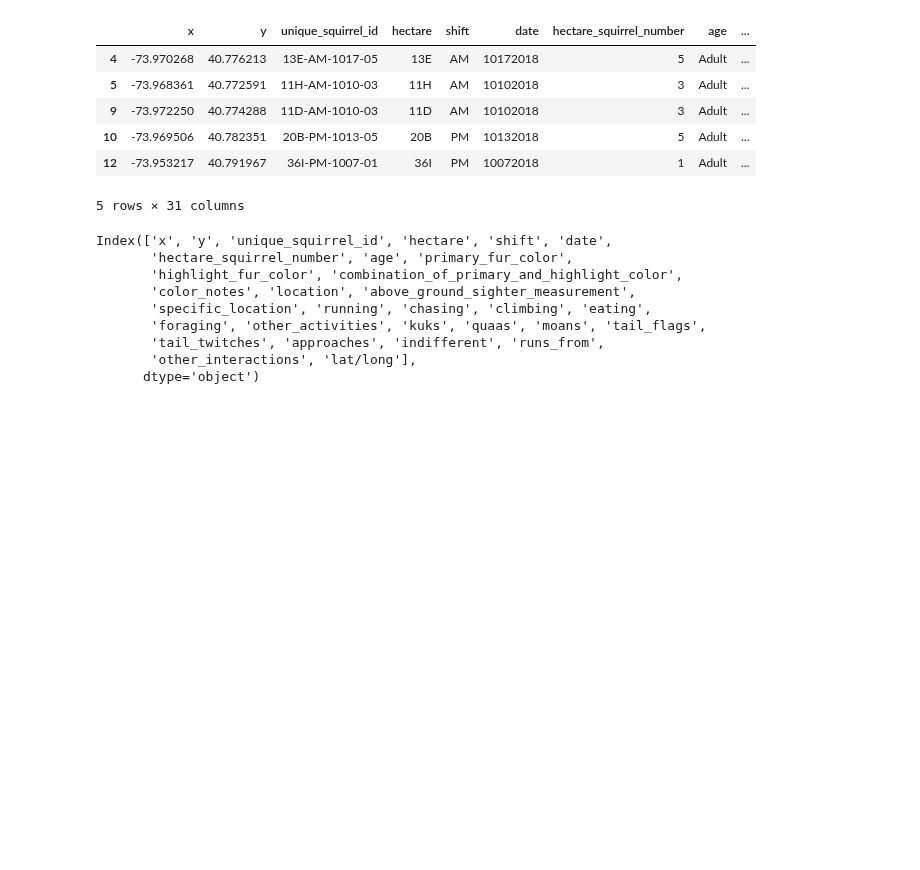
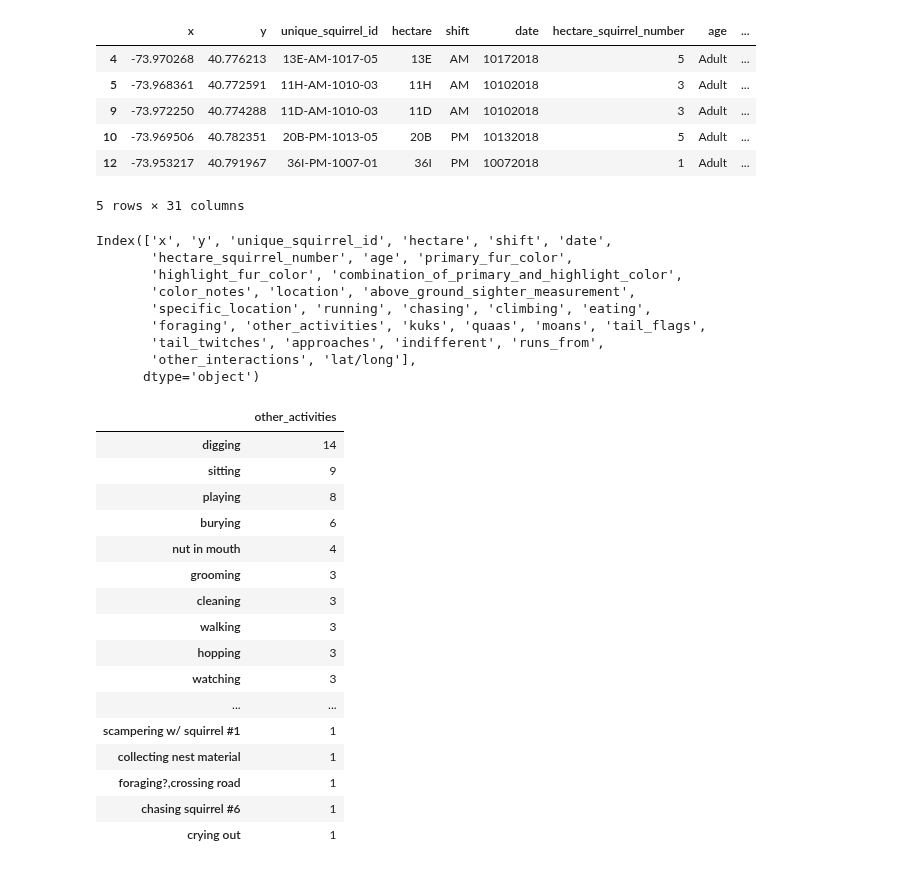
Before and after one commit to alyssahondrade/we-the-new-york-city-squirrels, a Jupyter notebook: squirrel_cleaning.ipynb, the cells around one changed output. Drawn from its saved outputs; the diff is of its cells as text; code cells hidden in the pictures; blank space fills up the shorter version.

```diff
--- a/squirrel_cleaning.ipynb
+++ b/squirrel_cleaning.ipynb
@@ -225,3 +290,25 @@ Index(['x', 'y', 'unique_squirrel_id', 'hectare', 'shift', 'date',
        'tail_twitches', 'approaches', 'indifferent', 'runs_from',
        'other_interactions', 'lat/long'],
       dtype='object')
+# %%
+# Check the "other activities" column
+other_activities = pd.DataFrame(s2018_nonull["other_activities"].value_counts())
+other_activities.head(50)
+# %% [output]
+|  | other_activities |
+| digging | 14 |
+| sitting | 9 |
+| playing | 8 |
+| burying | 6 |
+| nut in mouth | 4 |
+| grooming | 3 |
+| cleaning | 3 |
+| walking | 3 |
+| hopping | 3 |
+| watching | 3 |
+| ... | ... |
+| scampering w/ squirrel #1 | 1 |
+| collecting nest material | 1 |
+| foraging?,crossing road | 1 |
+| chasing squirrel #6 | 1 |
+| crying out | 1 |
```
Also changed, not shown: parts of 4 cells of this notebook, 1 other file.
